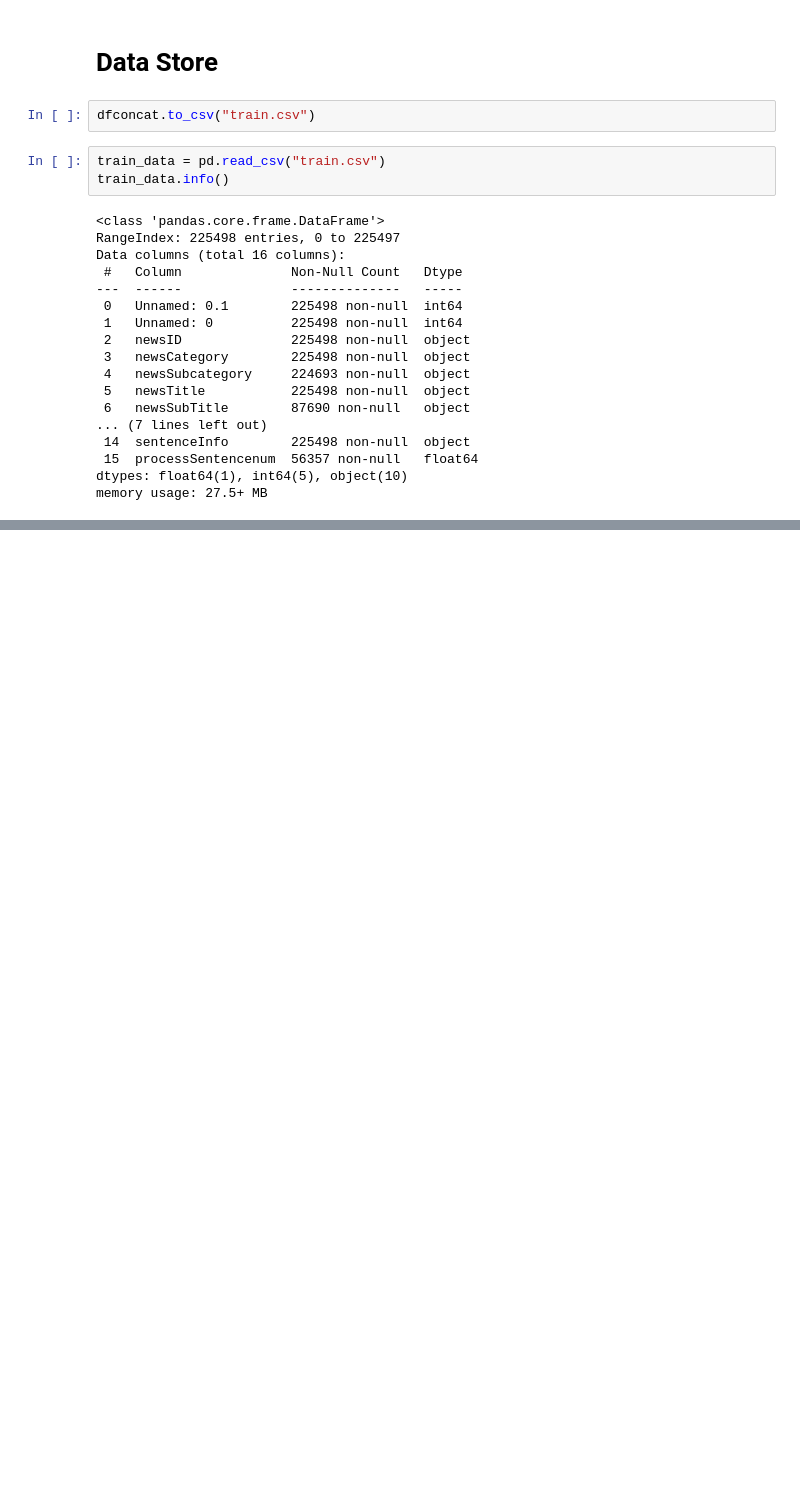
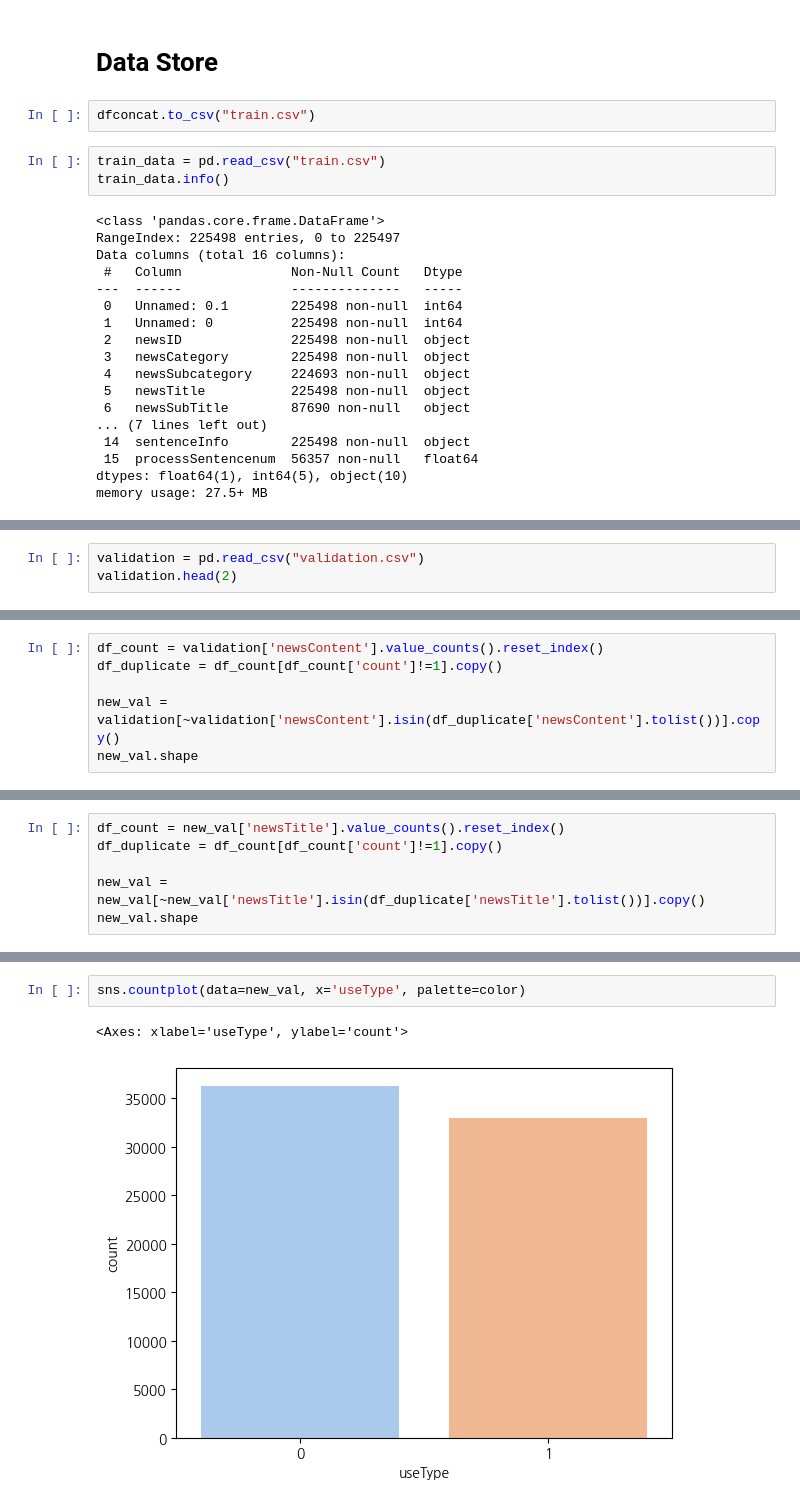
Before and after one commit to rriakang/Insightflow, a Jupyter notebook: preprocessing.ipynb, the cells around one changed output, grey strips where cells are left out. Saved outputs shown, nothing was run; the diff lists cells and outputs as text; blank space fills up the shorter version.

```diff
--- a/preprocessing.ipynb
+++ b/preprocessing.ipynb
@@ -331,0 +338,3 @@ train_data.describe(include='object')
+# %%
+validation = pd.read_csv("validation.csv")
+validation.head(2)
@@ -331,0 +409,6 @@ train_data.describe(include='object')
+# %%
+df_count = validation['newsContent'].value_counts().reset_index()
+df_duplicate = df_count[df_count['count']!=1].copy()
+
+new_val = validation[~validation['newsContent'].isin(df_duplicate['newsContent'].tolist())].copy()
+new_val.shape
@@ -331,0 +433,6 @@ train_data.describe(include='object')
+# %%
+df_count = new_val['newsTitle'].value_counts().reset_index()
+df_duplicate = df_count[df_count['count']!=1].copy()
+
+new_val = new_val[~new_val['newsTitle'].isin(df_duplicate['newsTitle'].tolist())].copy()
+new_val.shape
@@ -331,0 +470,5 @@ train_data.describe(include='object')
+# %%
+sns.countplot(data=new_val, x='useType', palette=color)
+# %% [output]
+<Axes: xlabel='useType', ylabel='count'>
+[figure, added]
```
Also changed, not shown: parts of 31 cells of this notebook.
